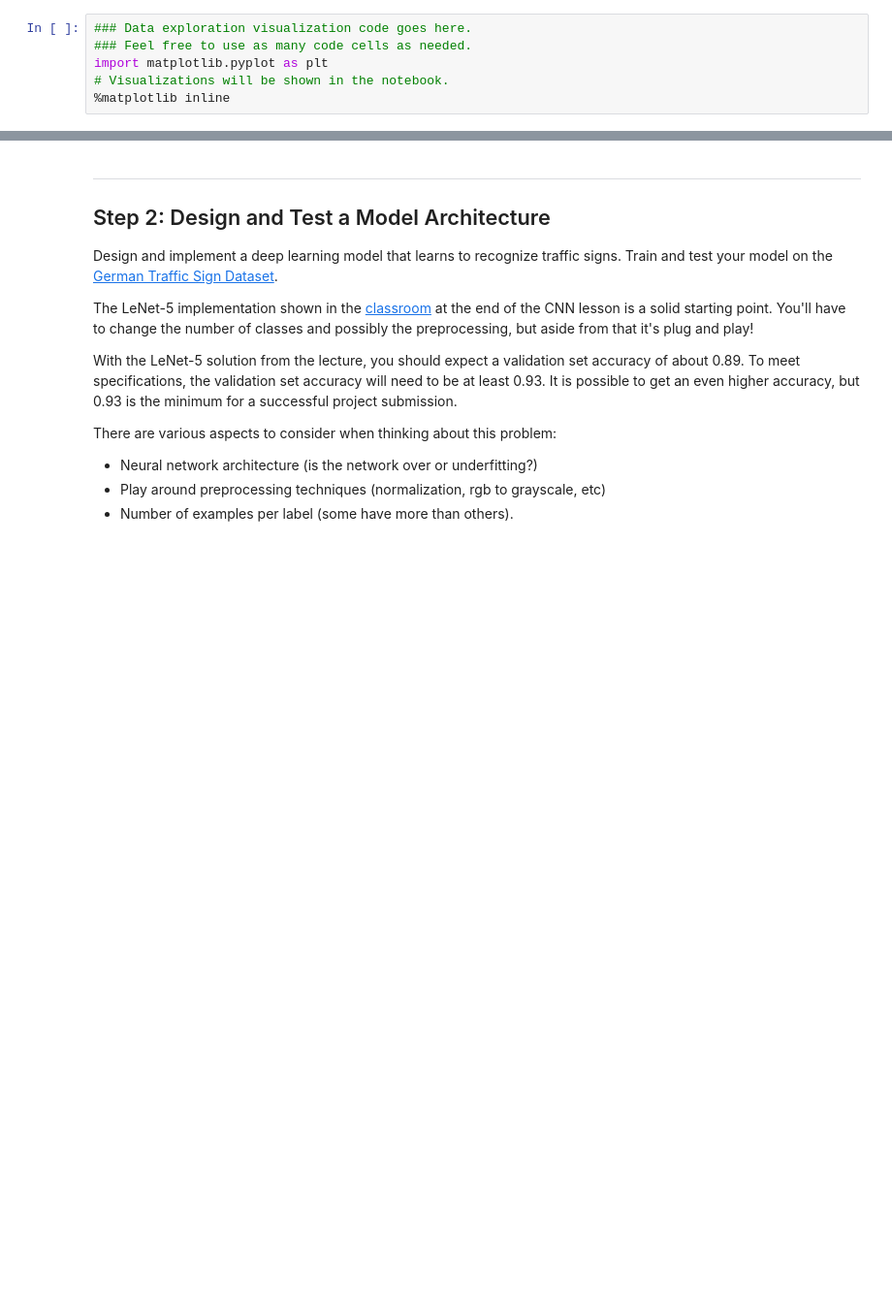
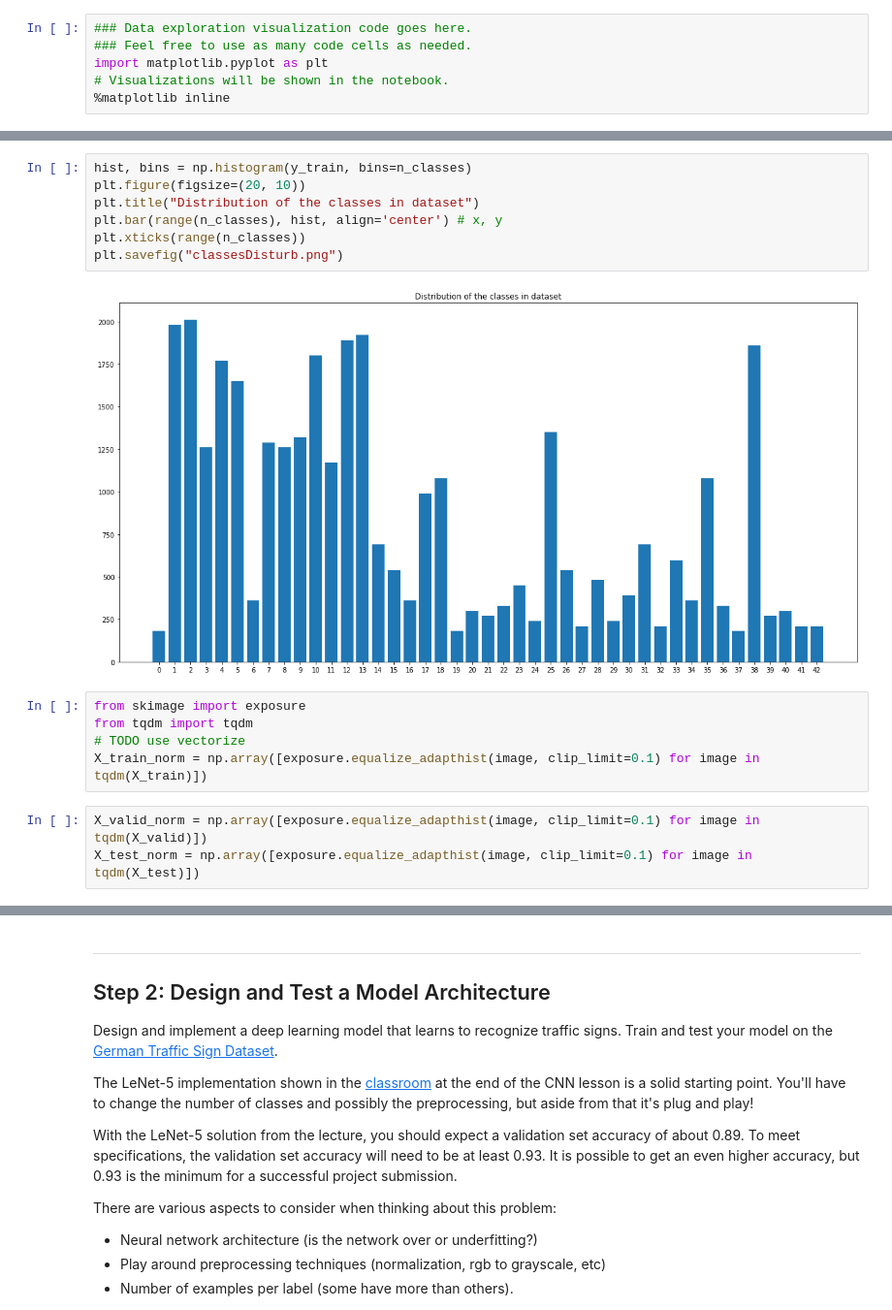
Before and after one commit to lexavtanke/CarND-Traffic-Sign-Classifier-Project, a Jupyter notebook: Traffic_Sign_Classifier.ipynb, the cells around one changed output, grey strips where cells are left out. Shown: that part at 97% size. Saved outputs shown, nothing was run; the diff lists cells and outputs as text; blank space fills up the shorter version.

```diff
--- a/Traffic_Sign_Classifier.ipynb
+++ b/Traffic_Sign_Classifier.ipynb
@@ -126,0 +125,17 @@ print(y_train[index])
+# %%
+hist, bins = np.histogram(y_train, bins=n_classes)
+plt.figure(figsize=(20, 10))
+plt.title("Distribution of the classes in dataset")
+plt.bar(range(n_classes), hist, align='center') # x, y
+plt.xticks(range(n_classes))
+plt.savefig("classesDisturb.png")
+# %% [output]
+[figure, added]
+# %%
+from skimage import exposure
+from tqdm import tqdm
+# TODO use vectorize
+X_train_norm = np.array([exposure.equalize_adapthist(image, clip_limit=0.1) for image in tqdm(X_train)])
+# %%
+X_valid_norm = np.array([exposure.equalize_adapthist(image, clip_limit=0.1) for image in tqdm(X_valid)])
+X_test_norm = np.array([exposure.equalize_adapthist(image, clip_limit=0.1) for image in tqdm(X_test)])
```
Also changed, not shown: parts of 22 cells of this notebook.
